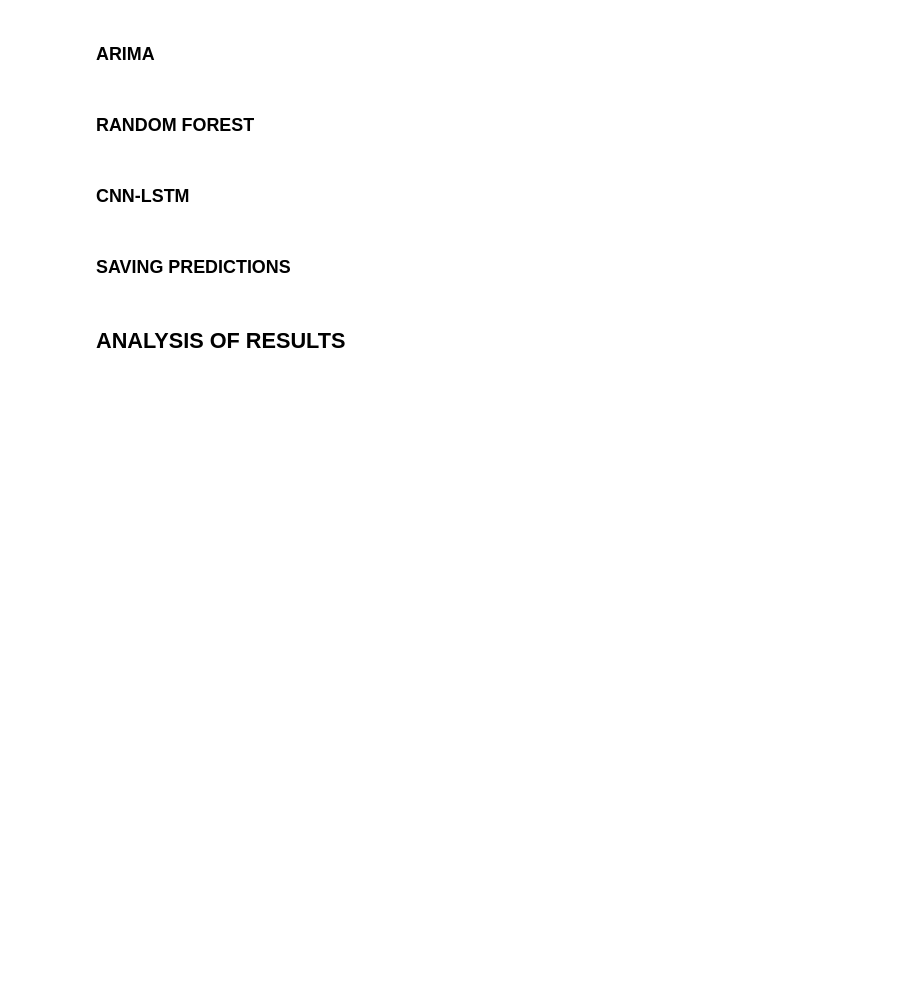
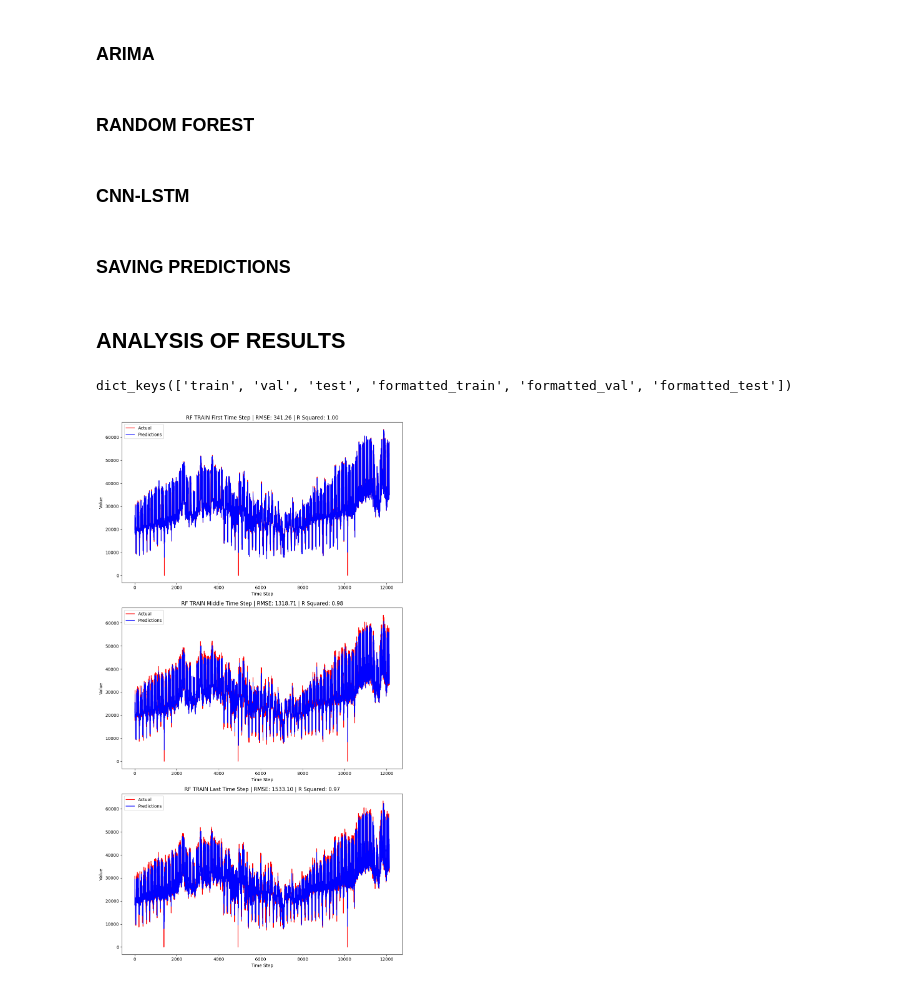
Before and after one commit to justtns/BC2407-Energy-Forecasting, a Jupyter notebook: notebooks/model_building.ipynb, the cells around one changed output. Saved outputs shown, nothing was run; the diff lists cells and outputs as text; code cells hidden in the pictures; blank space fills up the shorter version.

```diff
--- a/notebooks/model_building.ipynb
+++ b/notebooks/model_building.ipynb
@@ -11,4 +11,7 @@ df = pd.read_parquet("../data/processed/ENEFIT_dataset.parquet")
 df['hour'] = df.index.hour
 df['month'] = df.index.month
 df['day'] = df.index.weekday + 1
-df['production_target'] = df['installed_capacity'] * df['direct_solar_radiation'] / (df['temperature'] + 273.15)
+df['target_production'] = df['installed_capacity'] * df['direct_solar_radiation'] / (df['temperature'] + 273.15)
+df["capacity_per_eic"] = np.round(df["installed_capacity"] / df["eic_count"], 2)
+df['Weekday'] = [0 if day > 4 else 1 for day in df.index.dayofweek]
+df['Weekday'] = df['Weekday'].astype('int64')  # Explicitly cast to int64
@@ -177,7 +259,7 @@ X_test_flat = X_test.reshape(X_test.shape[0], -1)
 # %%
 best_params = {
     'n_estimators': [50, 100, 200, 300, 400, 500, 600, 700, 800],
-    'max_depth': [None, 1, 5, 10, 20, 50]
+    'max_features': [0.1, float(1/3), 2*float(1/3), 1]
 }
 
 oob_errors = []
@@ -203,18 +285,12 @@ plt.grid(True)
 plt.legend()
 plt.show()
 # %%
-best_params = {
-    'n_estimators': [100, 200, 300, 400, 500, 600],
-    'max_depth': [None, 1, 5, 10, 20, 50, 100]
-}
-
 optimal_depth = None
 min_val_error = float('inf')
-for depth in best_params['max_depth']:
+for max_f in best_params['max_features']:
     rf = RandomForestRegressor(
         n_estimators=500,
-        max_depth=depth,
-        max_features = float(1/3),
+        max_features = max_f,
         random_state=42,
         n_jobs=-1
     )
@@ -223,8 +299,8 @@ for depth in best_params['max_depth']:
     val_error = mean_squared_error(y_val, val_pred)
     if val_error < min_val_error:
         min_val_error = val_error
-        optimal_depth = depth
-    print(f'Max depth = {depth}: Validation MSE = {val_error}')
+        optimal_depth = max_f
+    print(f'Max depth = {max_f}: Validation MSE = {val_error}')
 
 print(f'Optimal max depth: {optimal_depth}')
 # %%
@@ -547,30 +691,36 @@ with open("solar_predictions.json", "w") as outfile:
 # %% [markdown]
 ## ANALYSIS OF RESULTS
 # %%
-choice = solar_predictions
-model = "ARIMA"
+choice = demand_predictions
+model = "RF"
 # RF, nn
+# %%
+choice[model].keys()
+# %% [output]
+dict_keys(['train', 'val', 'test', 'formatted_train', 'formatted_val', 'formatted_test'])
 # %%
 time_steps = [0, 11, 23]
 titles = ['First Time Step', 'Middle Time Step', 'Last Time Step']
 
 fig, axs = plt.subplots(3, 1, figsize=(10, 18))
 
 for i, ax in enumerate(axs):
     time_step = time_steps[i]
 
     ax.plot(choice['org']['train'][:, time_step], label='Actual', color='red')
     ax.plot(choice[model]['formatted_train'][:, time_step], label='Predictions', color='blue')
 
-    rmse = np.sqrt(mean_squared_error(choice['org']['train'][:, time_step], choice[model][:, time_step]))
-
-    ax.set_title(f'{model} TRAIN {titles[i]} | RMSE: {rmse:.2f}')
+    rmse = np.sqrt(mean_squared_error(choice['org']['train'][:, time_step], choice[model]['formatted_train'][:, time_step]))
+    r2 = r2_score(choice['org']['train'][:, time_step], choice[model]['formatted_train'][:, time_step])
+    ax.set_title(f'{model} TRAIN {titles[i]} | RMSE: {rmse:.2f} | R Squared: {r2:.2f}')
     ax.set_xlabel('Time Step')
     ax.set_ylabel('Value')
     ax.legend()
 
 plt.tight_layout()
 plt.show()
+# %% [output]
+[figure, added]
 # %%
 time_steps = [0, 11, 23]
 titles = ['First Time Step', 'Middle Time Step', 'Last Time Step']
```
Also changed, not shown: parts of 13 cells of this notebook.
